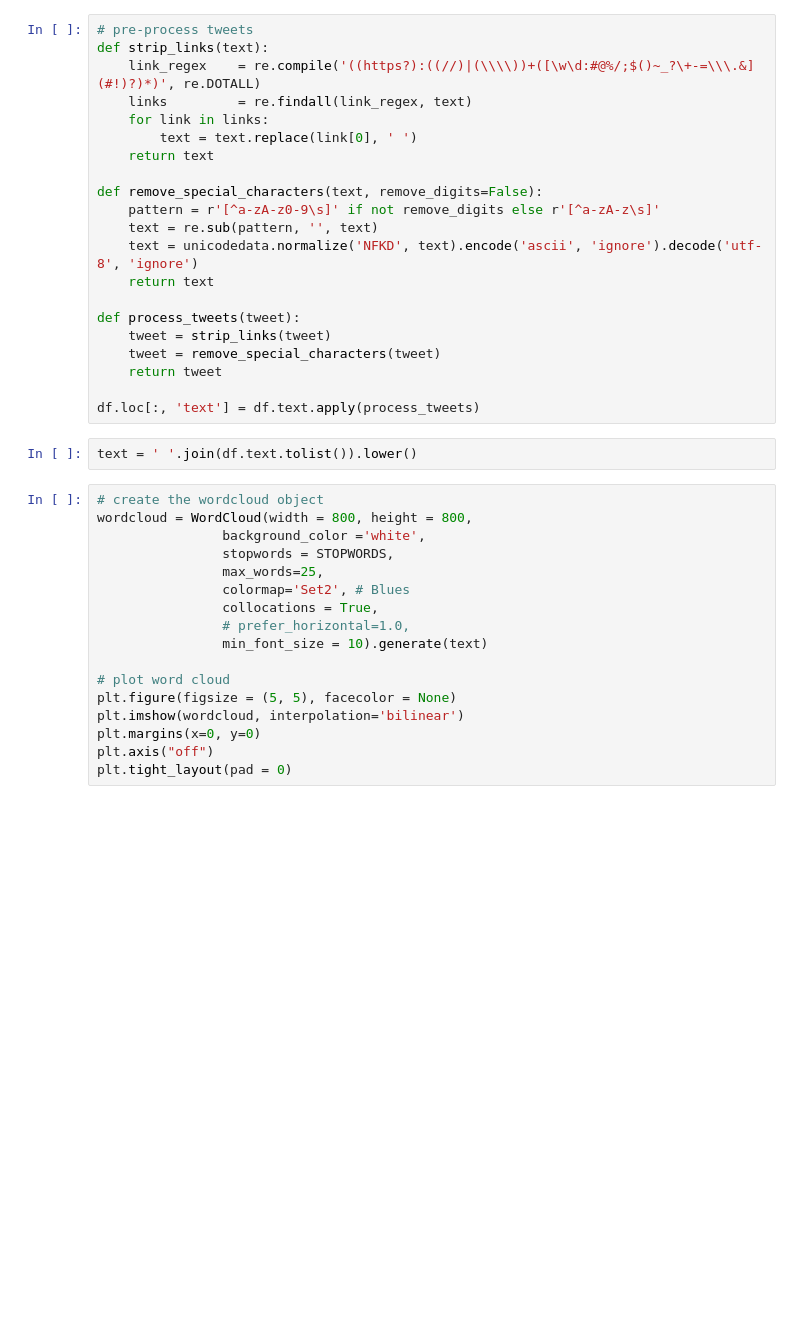
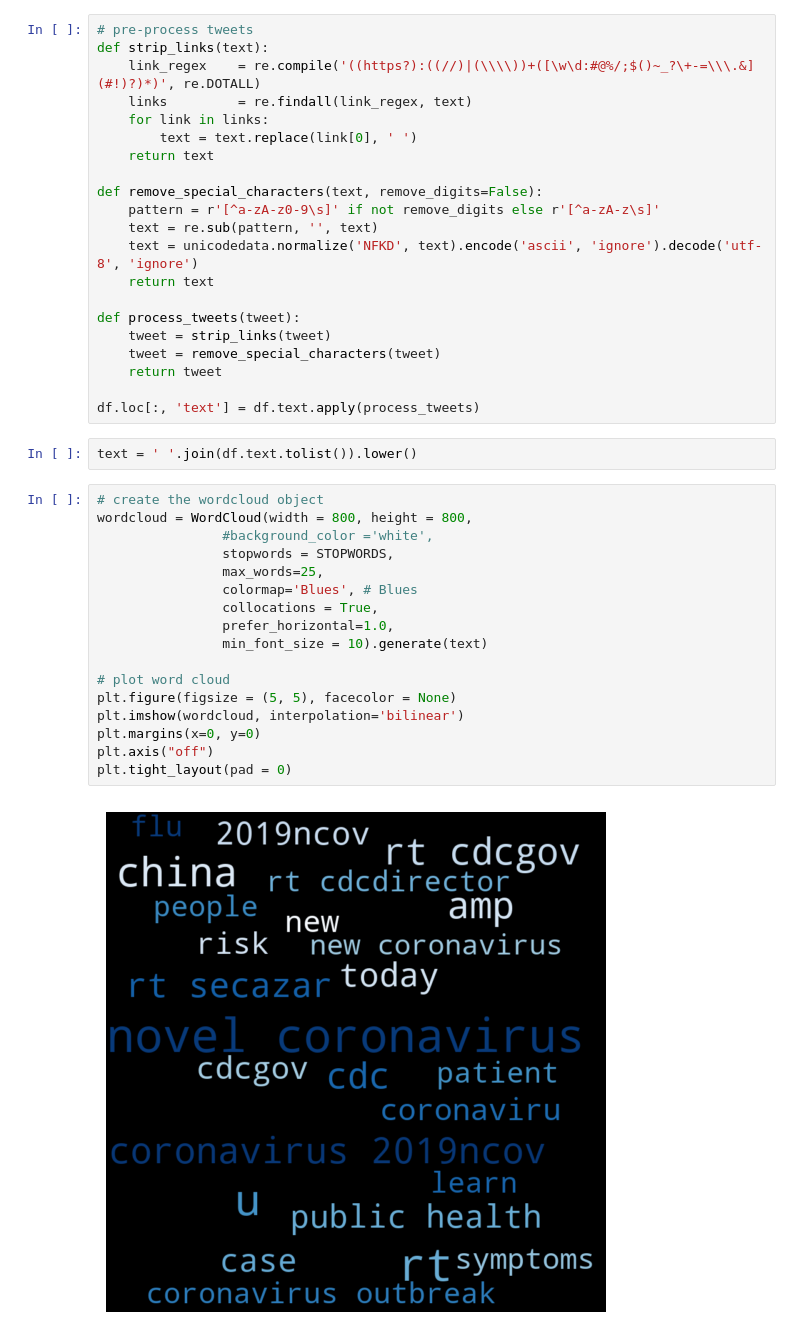
Before and after one commit to herbertfreeze/COMM557, a Jupyter notebook: tutorial_4_nlp/word_cloud.ipynb, the cells around one changed output. Cells and saved outputs as stored; diff of their text form; blank space fills up the shorter version.

```diff
--- a/tutorial_4_nlp/word_cloud.ipynb
+++ b/tutorial_4_nlp/word_cloud.ipynb
@@ -34,17 +34,19 @@ text = ' '.join(df.text.tolist()).lower()
 # %%
 # create the wordcloud object
 wordcloud = WordCloud(width = 800, height = 800,
-                background_color ='white',
+                #background_color ='white',
                 stopwords = STOPWORDS,
                 max_words=25,
-                colormap='Set2', # Blues
+                colormap='Blues', # Blues
                 collocations = True,
-                # prefer_horizontal=1.0,
+                prefer_horizontal=1.0,
                 min_font_size = 10).generate(text)
 
 # plot word cloud
 plt.figure(figsize = (5, 5), facecolor = None)
 plt.imshow(wordcloud, interpolation='bilinear')
 plt.margins(x=0, y=0)
 plt.axis("off")
 plt.tight_layout(pad = 0)
+# %% [output]
+[figure, added]
```
